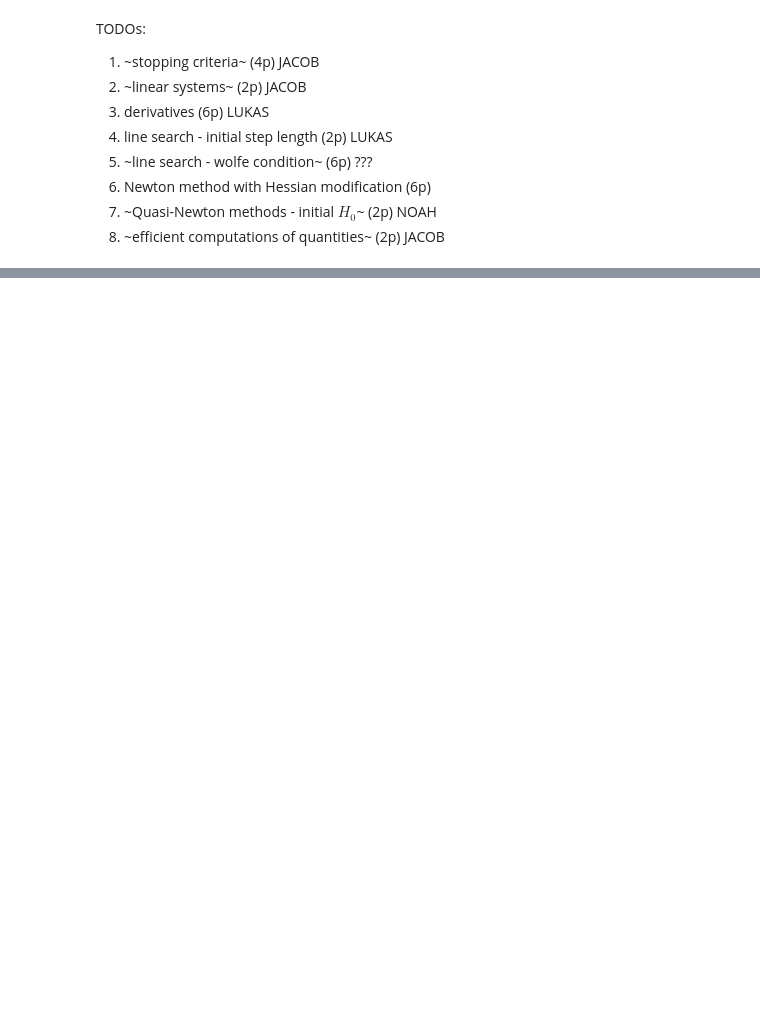
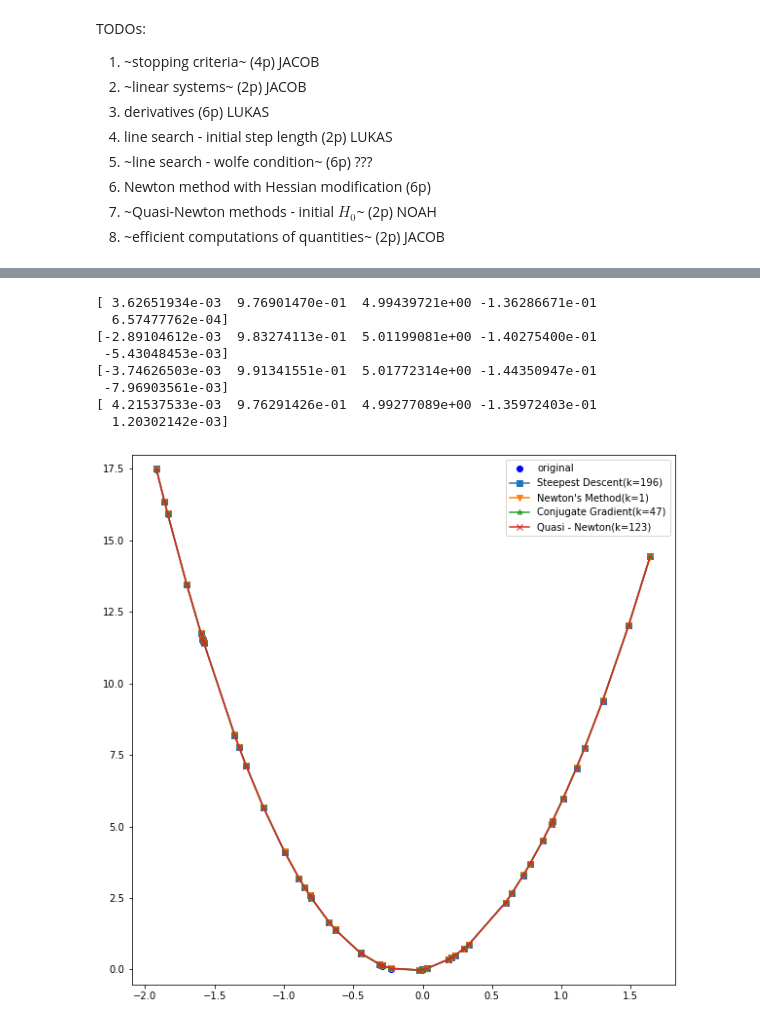
Before and after one commit to NoahPichl/numerical_optimization_phase2, a Jupyter notebook: P1_1_k12013224.ipynb, the cells around one changed output, grey strips where cells are left out. Cells and saved outputs as stored; diff of their text form; code cells hidden in the pictures; blank space fills up the shorter version.

```diff
--- a/P1_1_k12013224.ipynb
+++ b/P1_1_k12013224.ipynb
@@ -725,4 +758,14 @@ second_5(function_8, n=4, q=2, m=100)
 # %%
 def function_9(x): return 5*x**2 + np.sin(x)
-second_5(function_9, n=4, q=2, m=100)
+second_5(function_9, n=4, q=2, m=50)
+# %% [output]
+[ 3.62651934e-03  9.76901470e-01  4.99439721e+00 -1.36286671e-01
+  6.57477762e-04]
+[-2.89104612e-03  9.83274113e-01  5.01199081e+00 -1.40275400e-01
+ -5.43048453e-03]
+[-3.74626503e-03  9.91341551e-01  5.01772314e+00 -1.44350947e-01
+ -7.96903561e-03]
+[ 4.21537533e-03  9.76291426e-01  4.99277089e+00 -1.35972403e-01
+  1.20302142e-03]
+[figure, added]
 # %%
```
Also changed, not shown: parts of 9 cells of this notebook.
